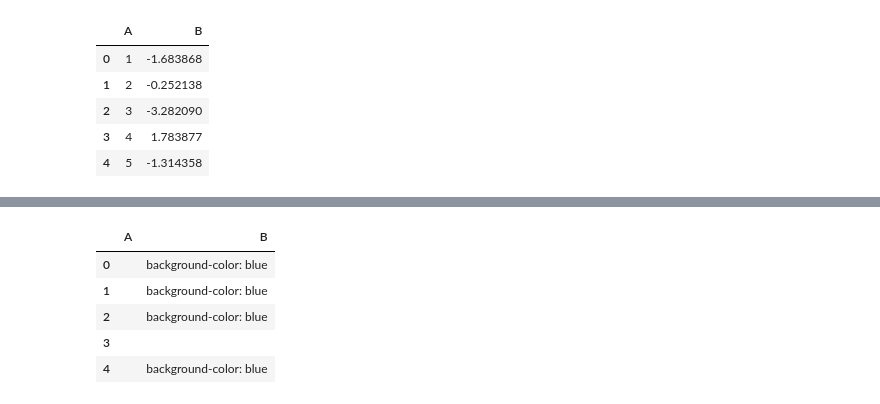
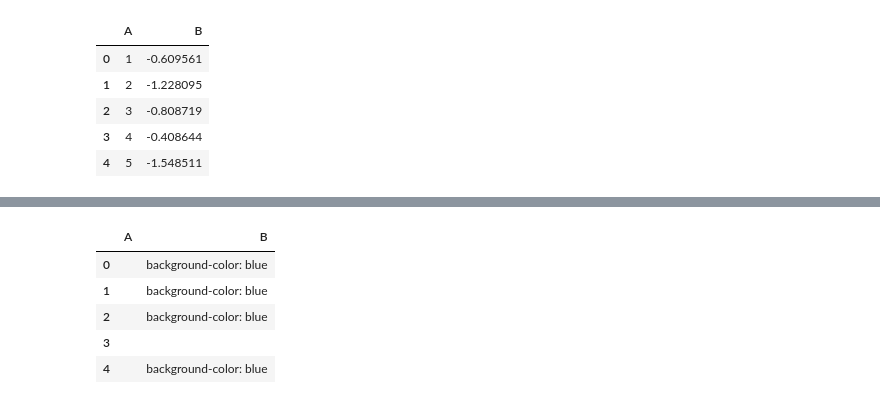
Before and after one commit to TomAugspurger/pandas, a Jupyter notebook: style.ipynb, the cells around one changed output, grey strips where cells are left out. Cells and saved outputs as stored; diff of their text form; code cells hidden in the pictures.

```diff
--- a/style.ipynb
+++ b/style.ipynb
@@ -48,10 +152,13 @@ This should cover most cases. The only other thing is *maybe* the index.
 # %%
+np.random.seed(24)
+s = pd.DataFrame({'A': np.random.permutation(range(6))})
+
 df = pd.DataFrame({'A': np.linspace(1, 5, 5), 'B': np.random.randn(5)})
 df
 # %% [output]
 |  | A | B |
-| 0 | 1 | -1.683868 |
-| 1 | 2 | -0.252138 |
-| 2 | 3 | -3.282090 |
-| 3 | 4 | 1.783877 |
-| 4 | 5 | -1.314358 |
+| 0 | 1 | -0.609561 |
+| 1 | 2 | -1.228095 |
+| 2 | 3 | -0.808719 |
+| 3 | 4 | -0.408644 |
+| 4 | 5 | -1.548511 |
```
Also changed, not shown: parts of 34 cells of this notebook, 2 other files.
